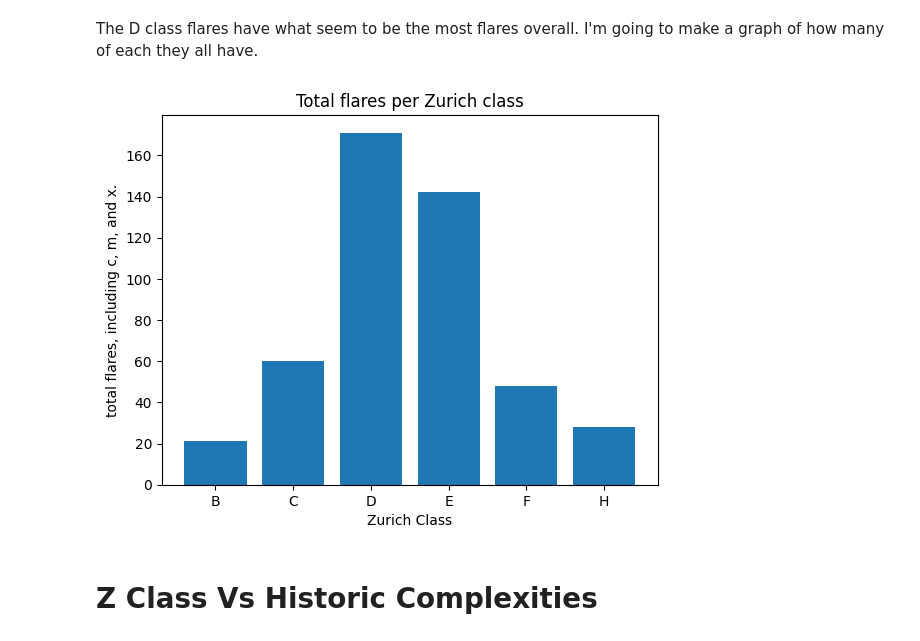
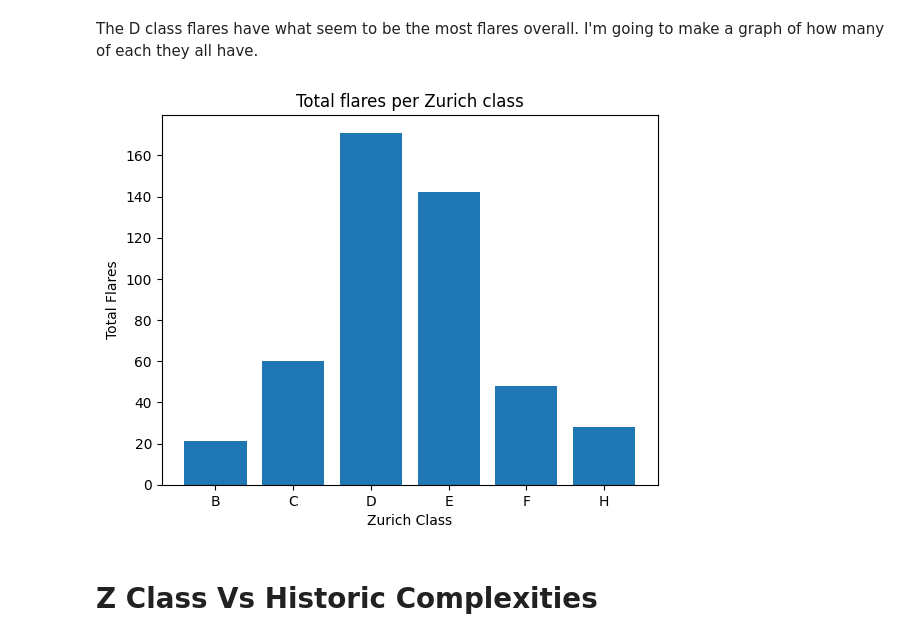
Before and after one commit to nollamae7-spec/DSRSP-Solar-Flares, a Jupyter notebook: DSHRP_Solar_Flares.ipynb, the cells around one changed output. Drawn from its saved outputs; the diff is of its cells as text; code cells hidden in the pictures.

```diff
--- a/DSHRP_Solar_Flares.ipynb
+++ b/DSHRP_Solar_Flares.ipynb
@@ -136,14 +178,14 @@ df_flares_only = df[["zurich_class", "c_class_flares", "m_class_flares", "x_clas
 # %%
 total = df_total_flares.groupby("zurich_class")["total_flares"].sum()
 
 plt.bar(total.index, total.values)
 
 plt.title("Total flares per Zurich class")
 plt.xlabel("Zurich Class")
-plt.ylabel("total flares, including c, m, and x.")
+plt.ylabel("Total Flares")
 plt.show()
 # %% [output]
-[figure, old version]
+[figure, new version]
 # %% [markdown]
 # Z Class Vs Historic Complexities
 # %% [markdown]
```
Also changed, not shown: parts of 6 cells of this notebook.
